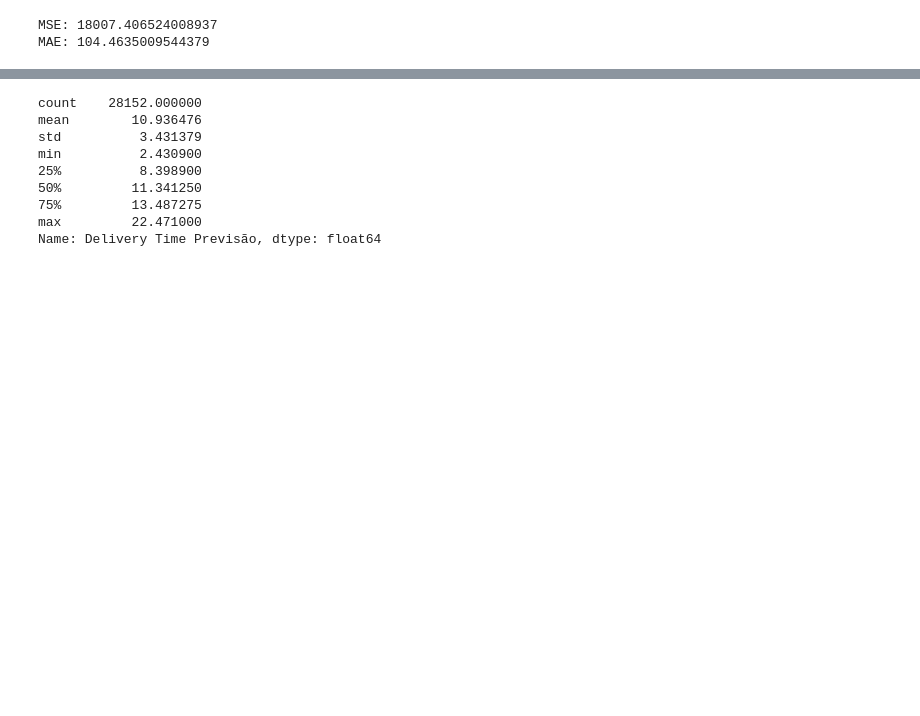
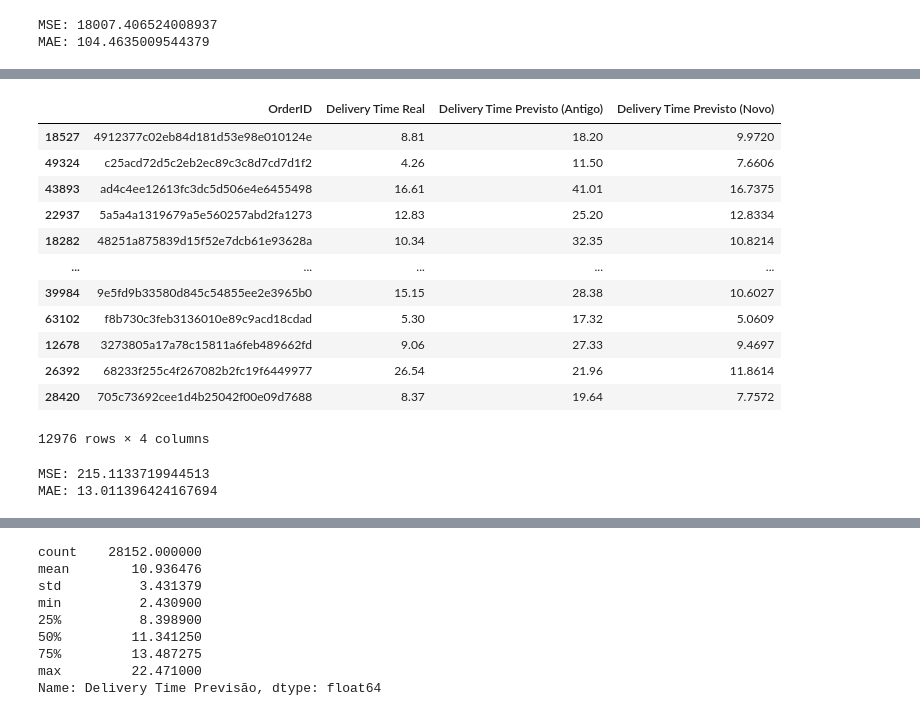
Before and after one commit to mateusono1/De-Company, a Jupyter notebook: Modelos/RandomForestRegressor.ipynb, the cells around one changed output, grey strips where cells are left out. Drawn from its saved outputs; the diff is of its cells as text; code cells hidden in the pictures; blank space fills up the shorter version.

```diff
--- a/Modelos/RandomForestRegressor.ipynb
+++ b/Modelos/RandomForestRegressor.ipynb
@@ -320,6 +322,8 @@ modelo_carregado = joblib.load('modelo_previsao_data_entrega.pkl')
 MSE: 18007.406524008937
 MAE: 104.4635009544379
 # %%
+# o melhor até agora, pois usou o freight_value, mas ta prevendo a data e nao o delivery time
+
 import pandas as pd
 import numpy as np
 from sklearn.model_selection import train_test_split
@@ -332,7 +336,7 @@ import joblib
 from concurrent.futures import ThreadPoolExecutor
 
 # Carregar os dados
-df = pd.read_csv("Data/DataFrame_final_com_juncao.csv")
+df = pd.read_csv("Data/DataFramelimpa_sem_latlong.csv")
 
 # Pré-processamento dos Dados
 df['order_purchase_timestamp'] = pd.to_datetime(df['order_purchase_timestamp'])
@@ -371,7 +375,7 @@ df = calculate_zip_similarity(df)
 df = df.fillna(0)
 
 # Variáveis preditoras e alvo
-X = df[['purchase_weekday', 'purchase_month', 'purchase_hour', 'approval_delay', 'product_volume', 'product_weight_g', 'zip_code_similarity', 'freight_value']]
+X = df[['purchase_weekday', 'purchase_month', 'purchase_hour', 'approval_delay', 'product_volume', 'product_weight_g', 'zip_code_similarity', 'freight_value', 'price']]
 y = (df['order_delivered_customer_date'] - df['order_purchase_timestamp']).dt.total_seconds() / 86400  # Prever em horas
 
 # Dividir em treino e teste
@@ -380,7 +384,7 @@ X_train, X_test, y_train, y_test = train_test_split(X, y, test_size=0.2, random_
 # Pipeline de pré-processamento
 preprocessor = ColumnTransformer(
     transformers=[
-        ('num', StandardScaler(), ['approval_delay', 'product_volume', 'product_weight_g', 'zip_code_similarity', 'freight_value']),
+        ('num', StandardScaler(), ['approval_delay', 'product_volume', 'product_weight_g', 'zip_code_similarity', 'freight_value', 'price']),
         ('cat', OneHotEncoder(), ['purchase_weekday', 'purchase_month', 'purchase_hour'])
     ])
 
@@ -417,0 +535,25 @@ MAE: 3.557277797666706
+# %%
+df_resultado
+# %% [output]
+|  | OrderID | Delivery Time Real | Delivery Time Previsto (Antigo) | Delivery Time Previsto (Novo) |
+| 18527 | 4912377c02eb84d181d53e98e010124e | 8.81 | 18.20 | 9.9720 |
+| 49324 | c25acd72d5c2eb2ec89c3c8d7cd7d1f2 | 4.26 | 11.50 | 7.6606 |
+| 43893 | ad4c4ee12613fc3dc5d506e4e6455498 | 16.61 | 41.01 | 16.7375 |
+| 22937 | 5a5a4a1319679a5e560257abd2fa1273 | 12.83 | 25.20 | 12.8334 |
+| 18282 | 48251a875839d15f52e7dcb61e93628a | 10.34 | 32.35 | 10.8214 |
+| ... | ... | ... | ... | ... |
+| 39984 | 9e5fd9b33580d845c54855ee2e3965b0 | 15.15 | 28.38 | 10.6027 |
+| 63102 | f8b730c3feb3136010e89c9acd18cdad | 5.30 | 17.32 | 5.0609 |
+| 12678 | 3273805a17a78c15811a6feb489662fd | 9.06 | 27.33 | 9.4697 |
+| 26392 | 68233f255c4f267082b2fc19f6449977 | 26.54 | 21.96 | 11.8614 |
+| 28420 | 705c73692cee1d4b25042f00e09d7688 | 8.37 | 19.64 | 7.7572 |
+12976 rows × 4 columns
+# %%
+# Avaliar o modelo que recebemos na AWS
+mse = mean_squared_error(y_test, X_test['delivery_time_model'])
+mae = mean_absolute_error(y_test, X_test['delivery_time_model'])
+print(f'MSE: {mse}')
+print(f'MAE: {mae}')
+# %% [output]
+MSE: 215.1133719944513
+MAE: 13.011396424167694
```
Also changed, not shown: parts of 7 cells of this notebook.
